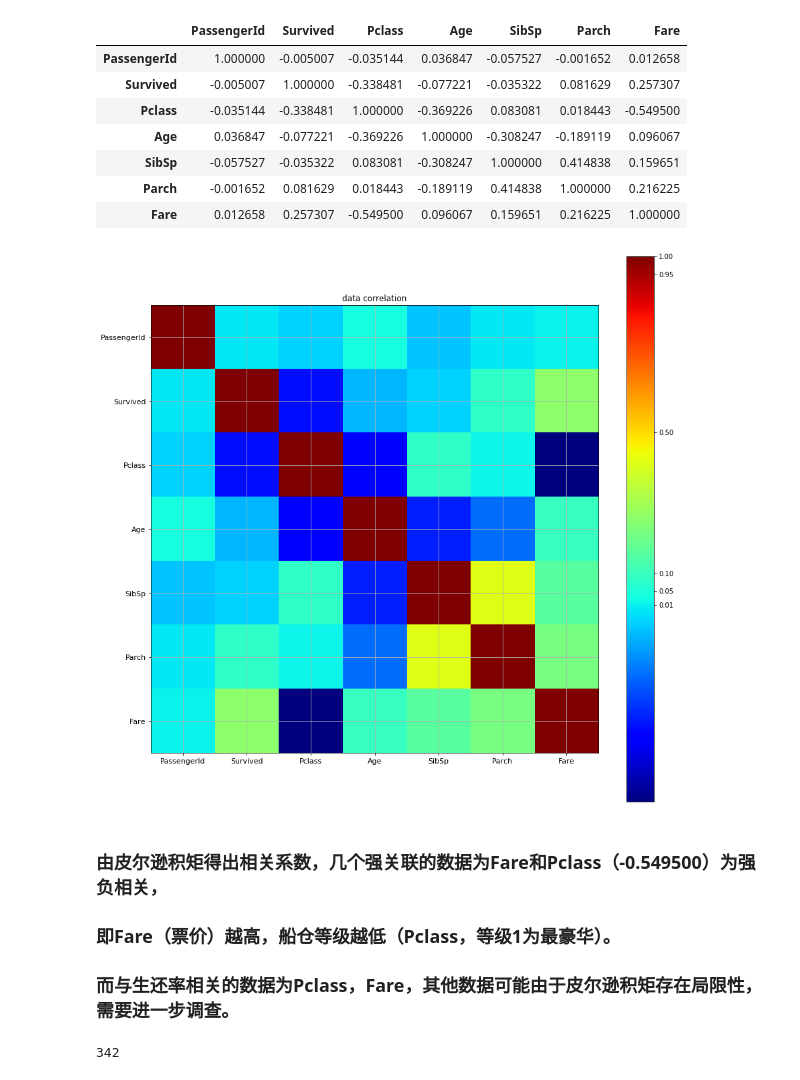
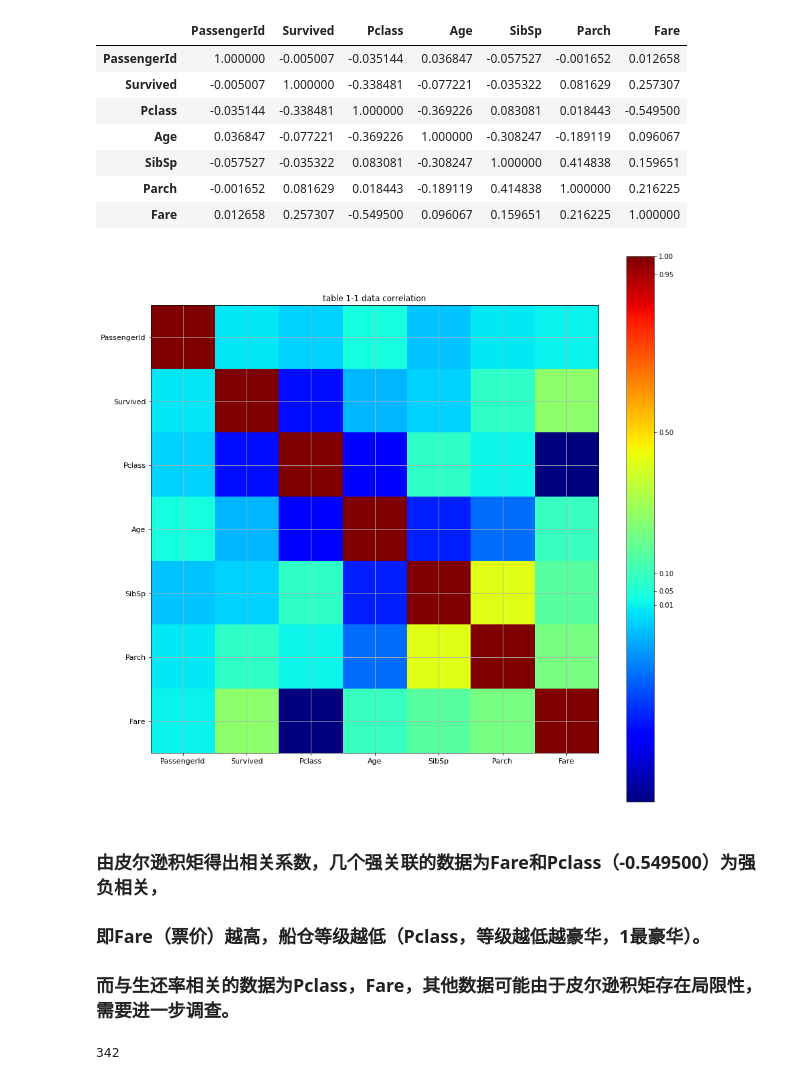
Before and after one commit to Sexyrabbit/A-project, a Jupyter notebook: P4/P4_homework.ipynb, the cells around one changed output. Cells and saved outputs as stored; diff of their text form; code cells hidden in the pictures.

```diff
--- a/P4/P4_homework.ipynb
+++ b/P4/P4_homework.ipynb
@@ -69,28 +60,28 @@ raw_data.corr()
 # %%
 # 图形化皮尔逊积矩表
 def correlation_matrix(df,labels):
 
     fig = plt.figure()
     fig.set_figheight(15)
     fig.set_figwidth(15)
     ax1 = fig.add_subplot(111) #一行一列的第一个
     cmap = cm.get_cmap('jet', 999)
     cax = ax1.imshow(df.corr(), interpolation="nearest", cmap=cmap)
     ax1.grid(True)
-    plt.title('data correlation')
+    plt.title('table 1-1 data correlation')
     #ax1.set_xticks(range(len(labels)))
     ax1.set_xticklabels(labels,fontsize=11)
     ax1.set_yticklabels(labels,fontsize=11)
     # Add colorbar, make sure to specify tick locations to match desired ticklabels
     fig.colorbar(cax, ticks=[.01,.05,.10,.50,.95,1])
     plt.show()
 
 labels=['','PassengerId','Survived','Pclass','Age','SibSp','Parch','Fare']
 correlation_matrix(raw_data,labels)
 # %% [output]
-[figure, old version]
+[figure, new version]
 # %% [markdown]
 ### 由皮尔逊积矩得出相关系数，几个强关联的数据为Fare和Pclass（-0.549500）为强负相关，
-### 即Fare（票价）越高，船仓等级越低（Pclass，等级1为最豪华）。
+### 即Fare（票价）越高，船仓等级越低（Pclass，等级越低越豪华，1最豪华）。
 ### 而与生还率相关的数据为Pclass，Fare，其他数据可能由于皮尔逊积矩存在局限性，需要进一步调查。
 # %%
```
Also changed, not shown: parts of 9 cells of this notebook.
